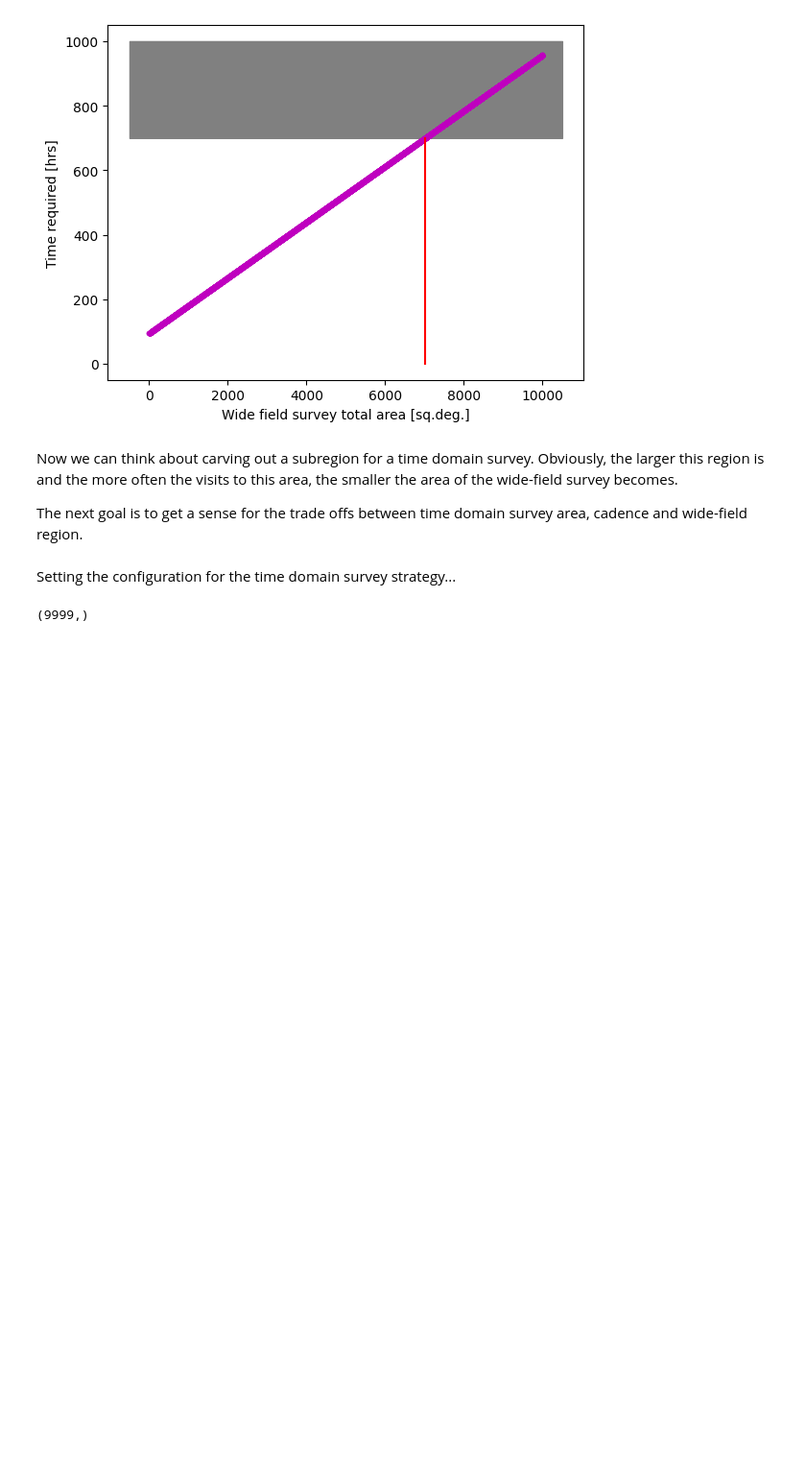
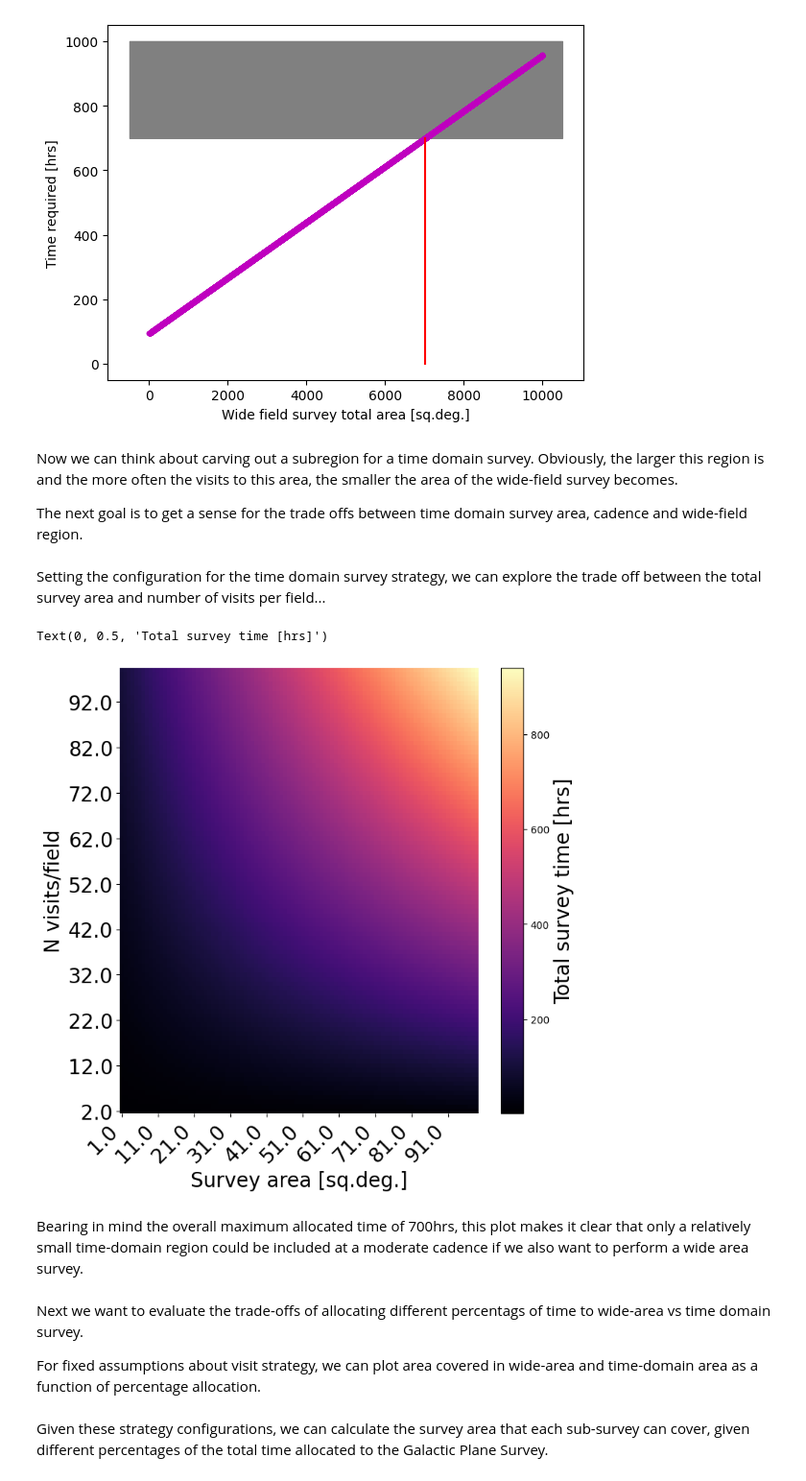
Before and after one commit to rachel3834/rgps, a Jupyter notebook: survey_area_vs_cadence.ipynb, the cells around one changed output. Shown at 96% size. Cells and saved outputs as stored; diff of their text form; code cells hidden in the pictures; blank space fills up the shorter version.

Commit message:
First complete notebook exploring area vs time-domain trade offs

```diff
--- a/survey_area_vs_cadence.ipynb
+++ b/survey_area_vs_cadence.ipynb
@@ -124,11 +126,11 @@ def calc_time_domain_survey_time_alloc(td_area, n_td_visits, td_visit_time, slew
     n_td_pointings = calc_npointings(td_area)
 
     # Calculate total survey time in hours
-    td_survey_time = (npointings * td_visit_time + len(n_td_pointings)*slew_time) / 3600.0
+    td_survey_time = [(((n_td_pointings * td_visit_time + len(n_td_pointings)*slew_time) * nv) / 3600.0).tolist() for nv in n_td_visits]
 
-    return td_survey_time
+    return np.array(td_survey_time)
 # %% [markdown]
-Setting the configuration for the time domain survey strategy...
+Setting the configuration for the time domain survey strategy, we can explore the trade off between the total survey area and number of visits per field...
 # %%
 # The number of visits per field is a proxy for cadence, so let's explore a range
 n_td_visits = np.arange(2.0, 100.0, 1.0)
@@ -149,6 +151,32 @@ td_visit_time = (filter_change_time + integration_time) * n_int
 # %%
 # Calculate survey time taken for the ranges of numbers of visits and survey area
 td_survey_time = calc_time_domain_survey_time_alloc(td_area, n_td_visits, td_visit_time, slew_time)
-print(td_survey_time.shape)
+
+# Plot a heatmap of the time taken
+fig, ax = plt.subplots(figsize=(8,8))
+
+xgrid = np.arange(0,len(td_area)+1,1)
+ygrid = np.arange(0,len(n_td_visits)+1,1)
+norm = mpl.colors.Normalize(td_survey_time.min(), td_survey_time.max())
+immesh = ax.pcolormesh(xgrid, ygrid, td_survey_time, cmap="magma", norm=norm)
+
+ax.set_frame_on(False) # remove all spines
+
+ax.set_xticks(xgrid[0:-1:10]+0.5)
+ax.set_yticks(ygrid[0:-1:10]+0.5)
+ax.set_xticklabels(td_area[0:-1:10],rotation=45.0,horizontalalignment='right',fontsize=20)
+ax.set_yticklabels(n_td_visits[0:-1:10],fontsize=20,horizontalalignment='right')
+ax.set_xlabel('Survey area [sq.deg.]', fontsize=20)
+ax.set_ylabel('N visits/field', fontsize=20)
+
+cbar = ax.figure.colorbar(immesh, ax=ax)
+cbar.ax.set_ylabel('Total survey time [hrs]',  size=20)
 # %% [output]
-(9999,)
+Text(0, 0.5, 'Total survey time [hrs]')
+[figure, added]
+# %% [markdown]
+Bearing in mind the overall maximum allocated time of 700hrs, this plot makes it clear that only a relatively small time-domain region could be included at a moderate cadence if we also want to perform a wide area survey.
+# %% [markdown]
+Next we want to evaluate the trade-offs of allocating different percentags of time to wide-area vs time domain survey.
+
+For fixed assumptions about visit strategy, we can plot area covered in wide-area and time-domain area as a function of percentage allocation.
@@ -154,0 +208,2 @@ print(td_survey_time.shape)
+# %% [markdown]
+Given these strategy configurations, we can calculate the survey area that each sub-survey can cover, given different percentages of the total time allocated to the Galactic Plane Survey.
```
Also changed, not shown: parts of 4 cells of this notebook.
